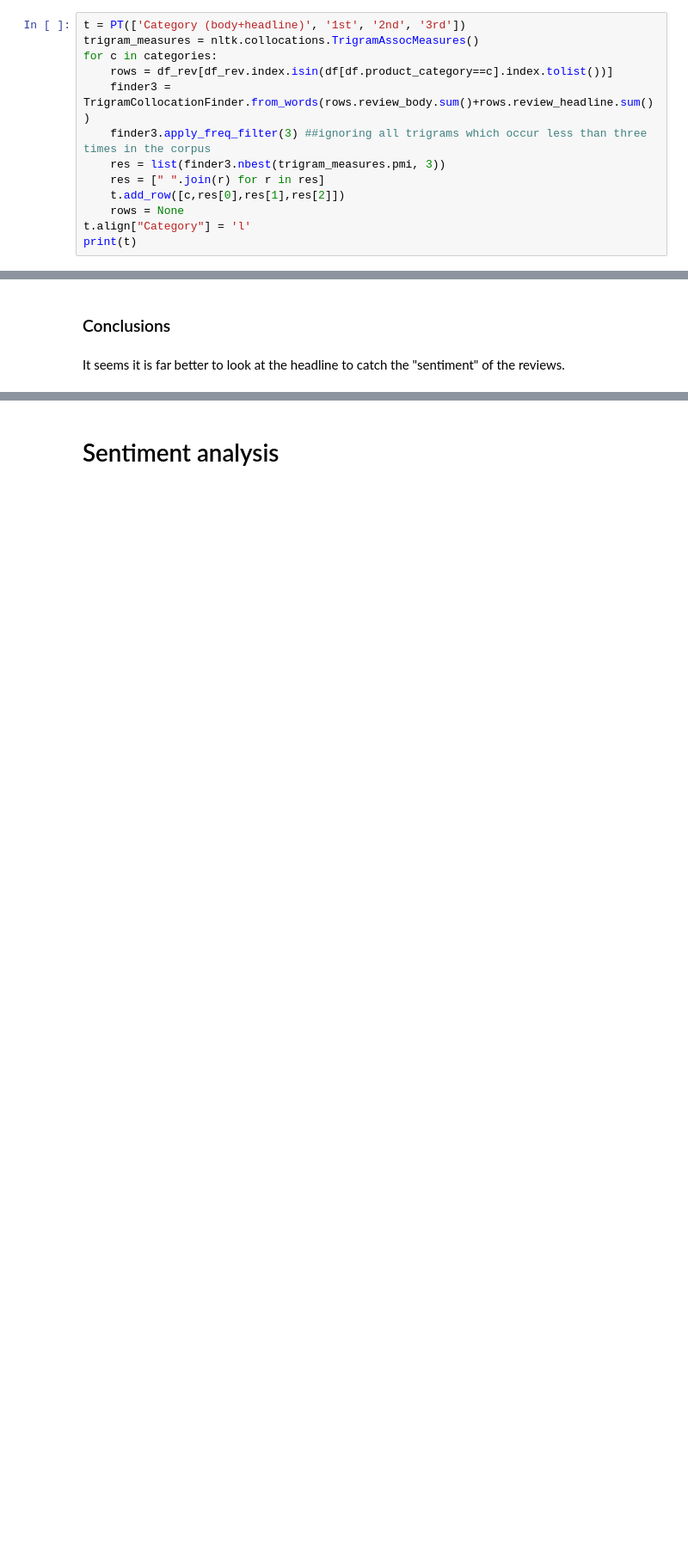
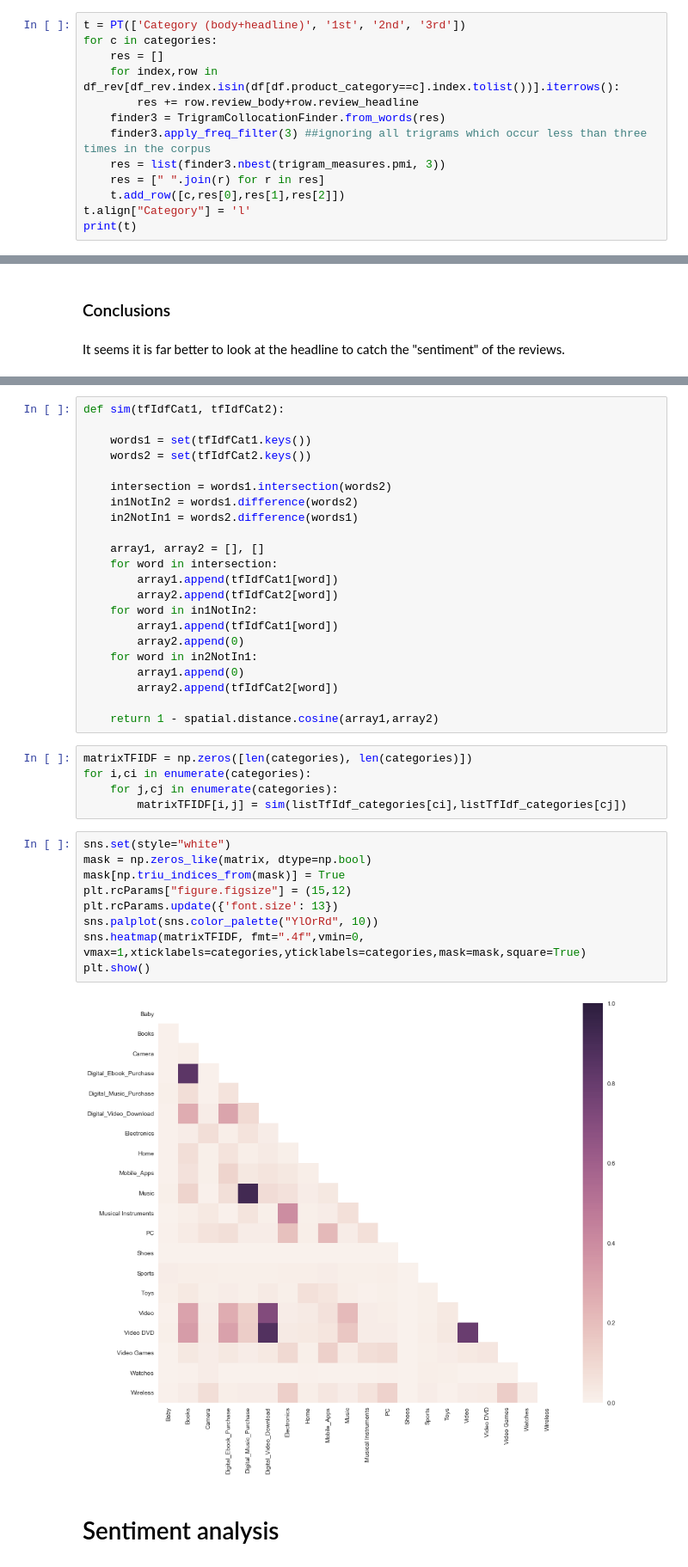
Before and after one commit to carmignanivittorio/Amazon-review-dataset-analysis, a Jupyter notebook: TextAnalysis.ipynb, the cells around one changed output, grey strips where cells are left out. Shown at 86% size. Saved outputs shown, nothing was run; the diff lists cells and outputs as text; blank space fills up the shorter version.

```diff
--- a/TextAnalysis.ipynb
+++ b/TextAnalysis.ipynb
@@ -389,14 +457,14 @@ print(t)
 # %%
 t = PT(['Category (body+headline)', '1st', '2nd', '3rd'])
-trigram_measures = nltk.collocations.TrigramAssocMeasures()
 for c in categories:
-    rows = df_rev[df_rev.index.isin(df[df.product_category==c].index.tolist())]
-    finder3 = TrigramCollocationFinder.from_words(rows.review_body.sum()+rows.review_headline.sum())
+    res = []
+    for index,row in df_rev[df_rev.index.isin(df[df.product_category==c].index.tolist())].iterrows():
+        res += row.review_body+row.review_headline
+    finder3 = TrigramCollocationFinder.from_words(res)
     finder3.apply_freq_filter(3) ##ignoring all trigrams which occur less than three times in the corpus
     res = list(finder3.nbest(trigram_measures.pmi, 3))
     res = [" ".join(r) for r in res]
     t.add_row([c,res[0],res[1],res[2]])
-    rows = None
 t.align["Category"] = 'l'
 print(t)
 # %% [markdown]
@@ -564,2 +660,40 @@ It seems it is far better to look at the headline to catch the "sentiment" of th
+# %%
+def sim(tfIdfCat1, tfIdfCat2):
+
+    words1 = set(tfIdfCat1.keys())
+    words2 = set(tfIdfCat2.keys())
+
+    intersection = words1.intersection(words2)
+    in1NotIn2 = words1.difference(words2)
+    in2NotIn1 = words2.difference(words1)
+
+    array1, array2 = [], []
+    for word in intersection:
+        array1.append(tfIdfCat1[word])
+        array2.append(tfIdfCat2[word])
+    for word in in1NotIn2:
+        array1.append(tfIdfCat1[word])
+        array2.append(0)
+    for word in in2NotIn1:
+        array1.append(0)
+        array2.append(tfIdfCat2[word])
+
+    return 1 - spatial.distance.cosine(array1,array2)
+# %%
+matrixTFIDF = np.zeros([len(categories), len(categories)])
+for i,ci in enumerate(categories):
+    for j,cj in enumerate(categories):
+        matrixTFIDF[i,j] = sim(listTfIdf_categories[ci],listTfIdf_categories[cj])
+# %%
+sns.set(style="white")
+mask = np.zeros_like(matrix, dtype=np.bool)
+mask[np.triu_indices_from(mask)] = True
+plt.rcParams["figure.figsize"] = (15,12)
+plt.rcParams.update({'font.size': 13})
+sns.palplot(sns.color_palette("YlOrRd", 10))
+sns.heatmap(matrixTFIDF, fmt=".4f",vmin=0, vmax=1,xticklabels=categories,yticklabels=categories,mask=mask,square=True)
+plt.show()
+# %% [output]
+[figure, added]
 # %% [markdown]
 # Sentiment analysis
```
Also changed, not shown: parts of 22 cells of this notebook.
